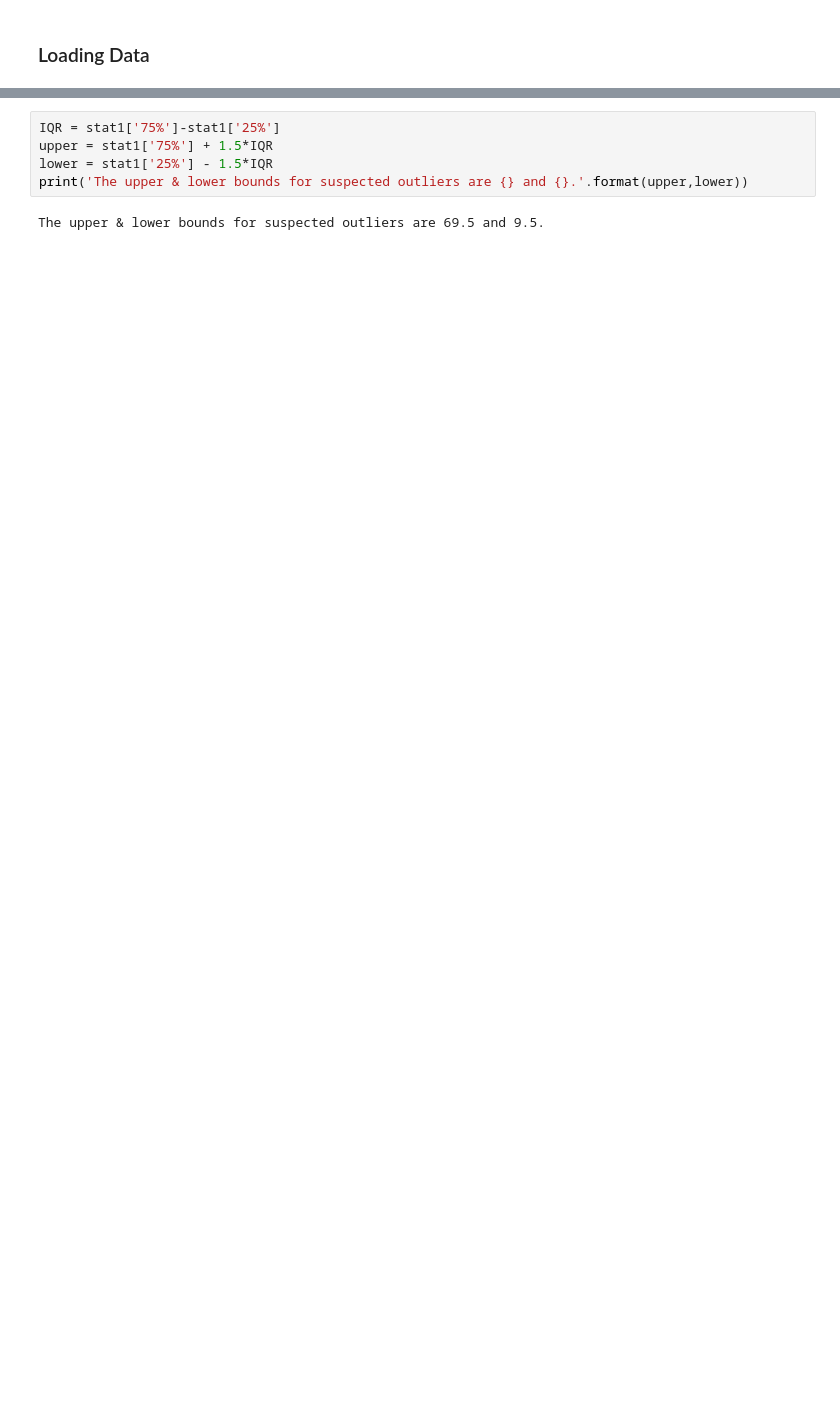
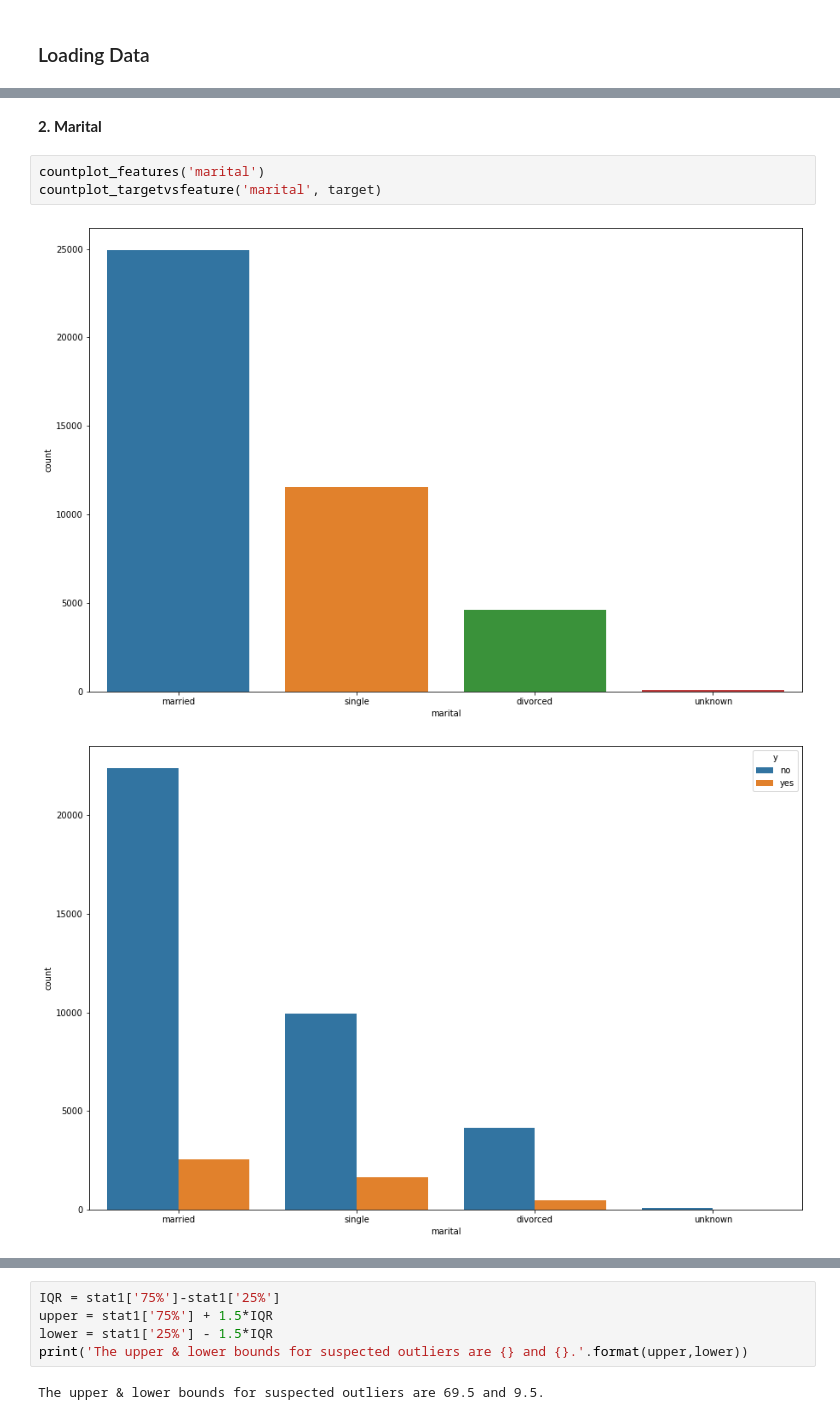
Before and after one commit to oak-hill/Bank-Marketing-Campaign, a Jupyter notebook: notebook.ipynb, the cells around one changed output, grey strips where cells are left out. Cells and saved outputs as stored; diff of their text form; blank space fills up the shorter version.

```diff
--- a/notebook.ipynb
+++ b/notebook.ipynb
@@ -160,0 +148,8 @@ Name: y, dtype: int64
+# %% [markdown]
+**2. Marital**
+# %%
+countplot_features('marital')
+countplot_targetvsfeature('marital', target)
+# %% [output]
+[figure, added]
+[figure, added]
```
Also changed, not shown: parts of 118 cells of this notebook.
